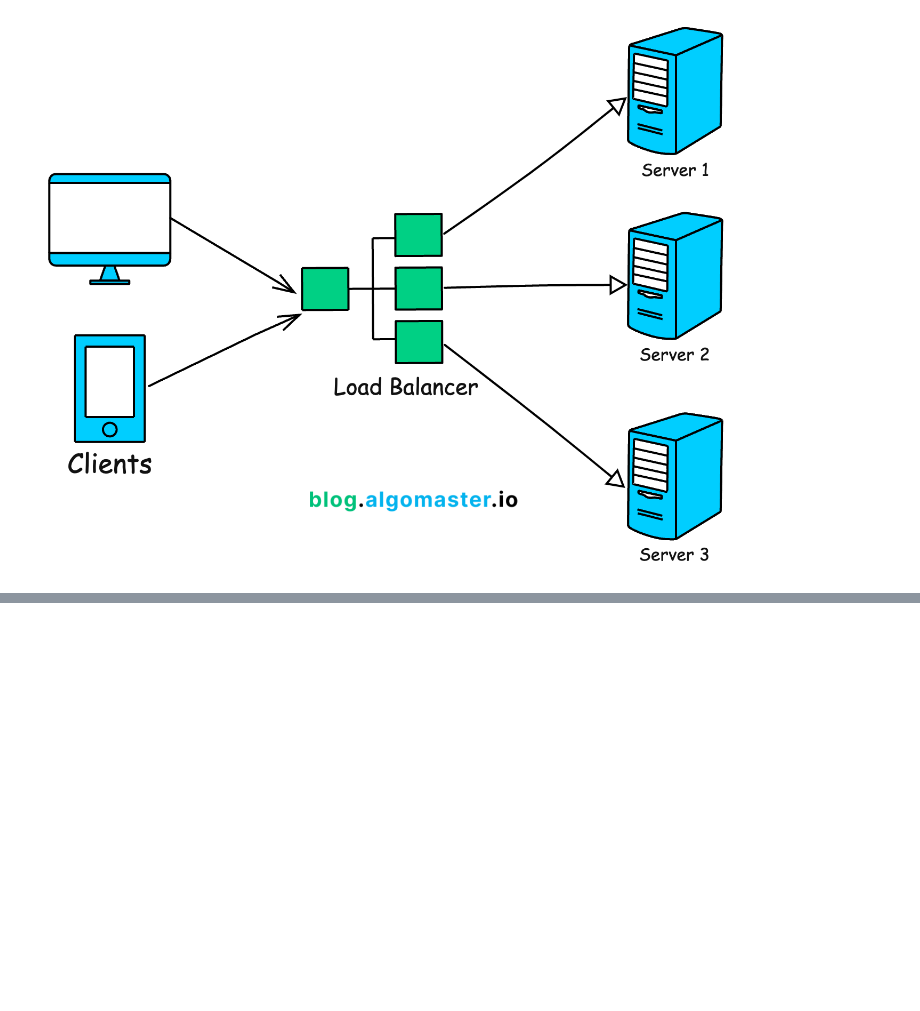
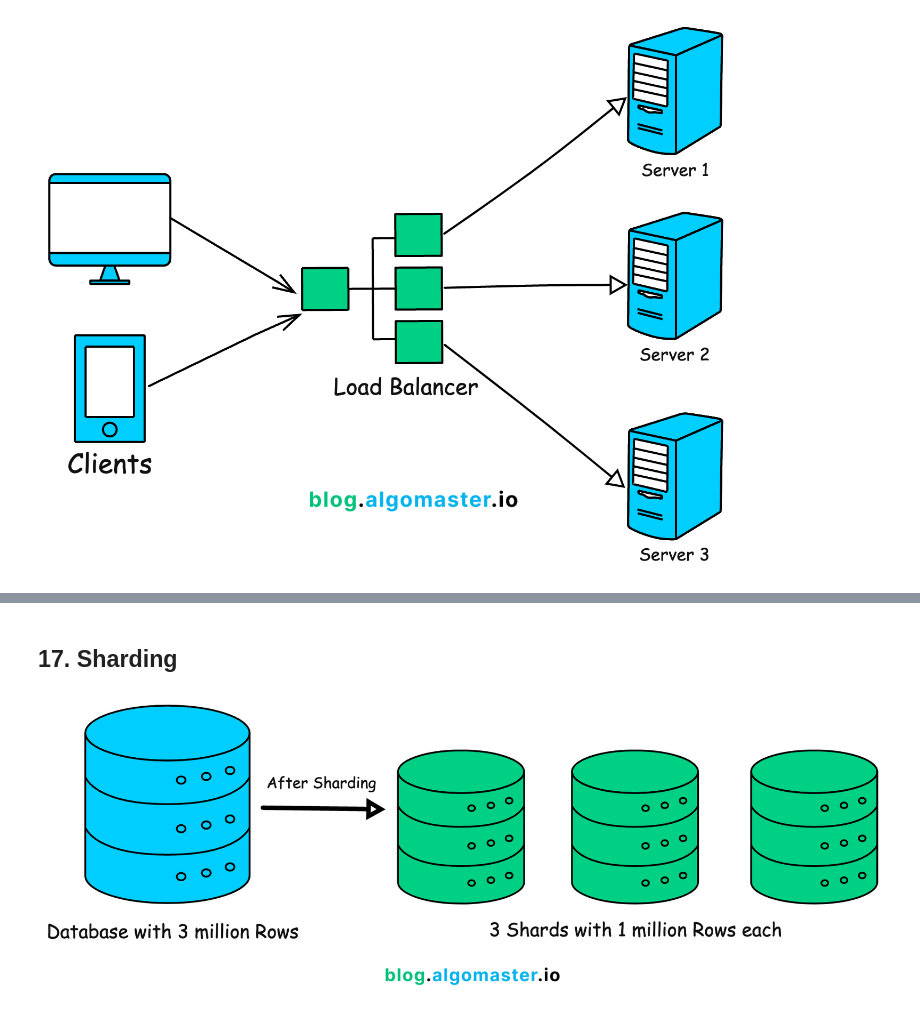
Before and after one commit to jain40470/System-Design, a Jupyter notebook: HLD/1. Basic/2 Basic Concepts.ipynb, the cells around one changed output, grey strips where cells are left out. Saved outputs shown, nothing was run; the diff lists cells and outputs as text; code cells hidden in the pictures; blank space fills up the shorter version.

```diff
--- a/HLD/Basic/2 Basic Concepts.ipynb
+++ b/HLD/1. Basic/2 Basic Concepts.ipynb
@@ -469,0 +591,6 @@ display(Image(filename='Utils/15.png'))
+# %% [markdown]
+## 17. Sharding
+# %%
+display(Image(filename='Utils/18.png'))
+# %% [output]
+[figure, added]
```
Also changed, not shown: parts of 12 cells of this notebook, 19 other files.
